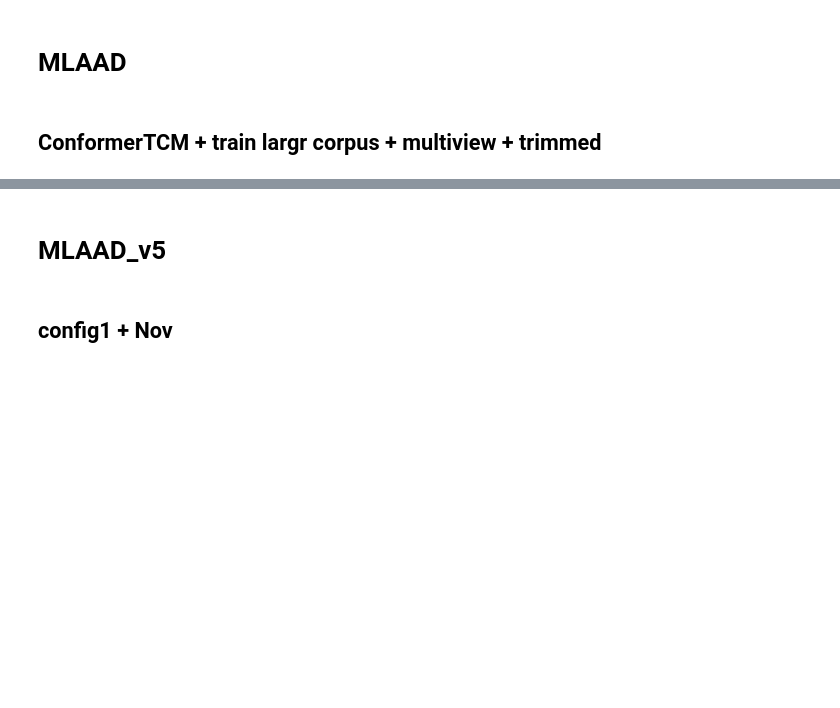
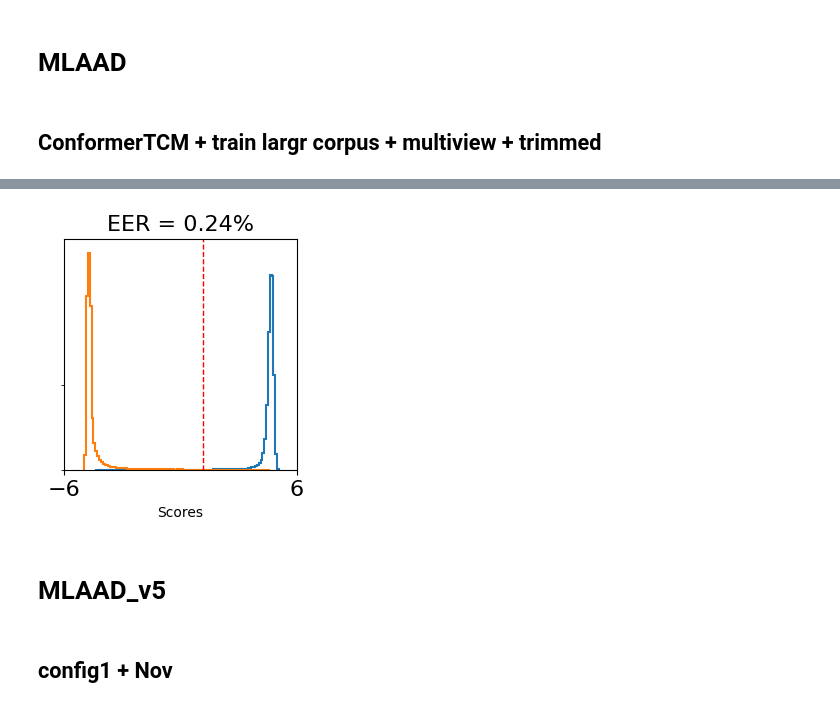
Before and after one commit to hungdinhxuan/Lightning-hydra, a Jupyter notebook: notebooks/eval.ipynb, the cells around one changed output, grey strips where cells are left out. Drawn from its saved outputs; the diff is of its cells as text; code cells hidden in the pictures; blank space fills up the shorter version.

```diff
--- a/notebooks/eval.ipynb
+++ b/notebooks/eval.ipynb
@@ -1206,0 +1300,83 @@ print("\n")
+# %%
+import os
+import sys
+import os.path
+import numpy as np
+import pandas
+import eval_metrics_DF as em
+
+
+def eval_to_score_file(score_file, cm_key_file):
+    # CM key file is the metadata file that contains the ground truth labels for the eval set
+    # score file is the output of the system that contains the scores for the eval set
+    # phase is the phase of the eval set (dev or eval)
+
+    cm_data = pandas.read_csv(cm_key_file, sep=' ', header=None)
+    cm_data.columns = ['filename', 'subset', 'label']
+    submission_scores = pandas.read_csv(
+        score_file, sep=' ', header=None, skipinitialspace=True)
+    submission_scores.columns = ['filename', 'spoof_score', 'score']
+    # check here for progress vs eval set
+    cm_scores = submission_scores.merge(
+        cm_data, left_on='filename', right_on='filename', how='inner')
+
+    # cm_scores = cm_scores[cm_scores['subset'] == subset]
+    # cm_scores.head()
+    #  0       1_x   1_y      2      3
+    #  a.wav  1.234   eval   Music   spoof
+    bona_cm = cm_scores[cm_scores['label'] == 'bonafide']['score'].values
+    spoof_cm = cm_scores[cm_scores['label'] == 'spoof']['score'].values
+
+    eer_cm, th = em.compute_eer(bona_cm, spoof_cm)
+    out_data = "eer: {}\tthreshold: {}\n".format(100*eer_cm, th)
+    print(out_data)
+    return cm_scores, eer_cm, th
+
+
+score_file = "/nvme1/hungdx/Lightning-hydra/logs/train/eval/cnsl/large_corpus_xlsr_conformertcm_multiview_large_corpus_scl_4s.txt"
+res_df, eer, th = eval_to_score_file(score_file, "/nvme1/hungdx/Lightning-hydra/data/0_large-corpus/protocol.txt")
+print("\n")
+
+
+import matplotlib.pyplot as plt
+import numpy as np
+
+max_score = max(res_df['score'])
+min_score = min(res_df['score'])
+print(max_score, min_score)
+
+plt.figure(figsize=(3, 3))
+bona = res_df[(res_df['label'] == 'bonafide')]['score']
+spoof = res_df[(res_df['label'] == 'spoof')]['score']
+
+# Plotting the distributions as line chart histograms
+plt.hist(bona, bins=100, density=True, cumulative=False, histtype='step', linewidth=1.5, label='Bonafide')
+plt.hist(spoof, bins=100, density=True, cumulative=False, histtype='step', linewidth=1.5, label='Spoofing')
+
+
+# Adding labels and title
+plt.xlabel('Scores')
+# plt.ylabel('score probability density plot')
+plt.title('EER = {:.2f}%'.format(eer*100), fontsize=16)
+# plt.legend(fontsize=14)
+# plt.stick_params(labelsize=16)
+
+# yaxis logit scale
+plt.yscale('symlog')
+
+# Adding a legend
+# plt.legend(loc='lower right')
+# Adding vertical lines
+plt.axvline(x=th, color='r', linestyle='--', linewidth=1)
+
+# Set the x-axis tick positions and labels
+plt.xticks([-6,6], fontsize=16)
+plt.yticks([])
+plt.ylim(0,5)
+
+# plt.rcParams.update({'font.size': 16})
+# Displaying the plot
+# plt.savefig("figs/1e-07_3_augall_asvspoof2019_resnet_nll_2l_epoch_49.png", dpi=600)
+plt.show()
+plt.close()
+# %% [output]
@@ -1207,3 +1388,4 @@ print("\n")
+[figure, added]
 # %% [markdown]
 # MLAAD_v5
 # %% [markdown]
```
Also changed, not shown: parts of 4 cells of this notebook, 3 other files.
